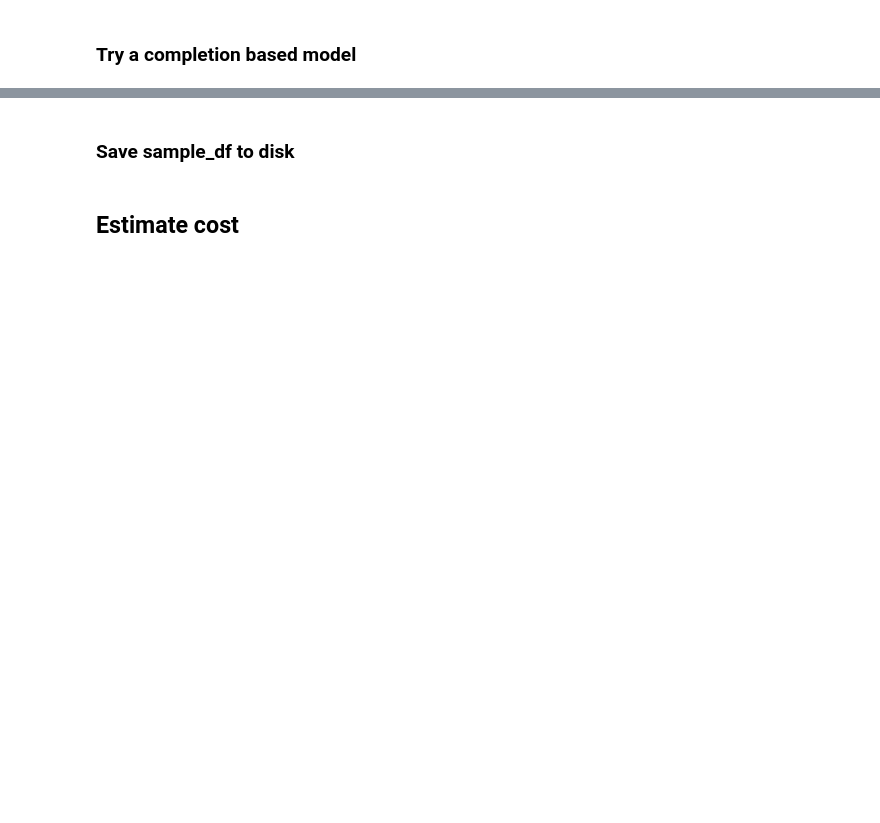
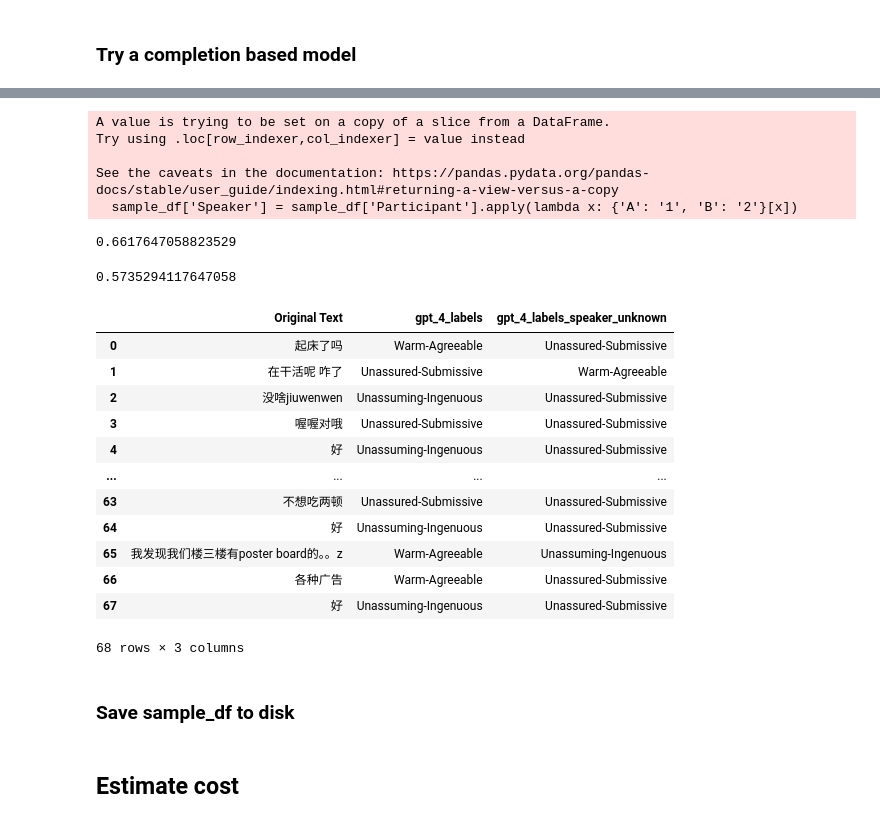
Before and after one commit to ToddMorrill/charm, a Jupyter notebook: circumplex/GPT_annotation.ipynb, the cells around one changed output, grey strips where cells are left out. Drawn from its saved outputs; the diff is of its cells as text; code cells hidden in the pictures; blank space fills up the shorter version.

```diff
--- a/circumplex/GPT_annotation.ipynb
+++ b/circumplex/GPT_annotation.ipynb
@@ -256,0 +309,2 @@ result['choices']
+# %%
+speakers = [x.split(' ')[1] for x in gpt_4_annotations]
@@ -257,3 +314,43 @@ result['choices']
+# %%
+sample_df['Speaker'] = sample_df['Participant'].apply(lambda x: {'A': '1', 'B': '2'}[x])
+# %% [output]
+A value is trying to be set on a copy of a slice from a DataFrame.
+Try using .loc[row_indexer,col_indexer] = value instead
+
+See the caveats in the documentation: https://pandas.pydata.org/pandas-docs/stable/user_guide/indexing.html#returning-a-view-versus-a-copy
+  sample_df['Speaker'] = sample_df['Participant'].apply(lambda x: {'A': '1', 'B': '2'}[x])
+# %%
+sample_df['gpt_4_speakers'] = speakers
+# %%
+# evaluate accuracy of speaker identification
+(sample_df['Speaker'] == sample_df['gpt_4_speakers']).sum() / len(sample_df)
+# %% [output]
+0.6617647058823529
+# %%
+sample_df['gpt_4_labels_speaker_unknown'] = labels
+sample_df['gpt_4_explanations_speaker_unknown'] = labels
+# %%
+# determine if this changes the way it labels social orientation tags
+# prediction quality might take a hit without speaker information
+(sample_df['gpt_4_labels'] == sample_df['gpt_4_labels_speaker_unknown']).sum() / len(sample_df)
+# %% [output]
+0.5735294117647058
+# %%
+sample_df[['Original Text', 'gpt_4_labels', 'gpt_4_labels_speaker_unknown']]
+# %% [output]
+|  | Original Text | gpt_4_labels | gpt_4_labels_speaker_unknown |
+| 0 | 起床了吗 | Warm-Agreeable | Unassured-Submissive |
+| 1 | 在干活呢 咋了 | Unassured-Submissive | Warm-Agreeable |
+| 2 | 没啥jiuwenwen | Unassuming-Ingenuous | Unassured-Submissive |
+| 3 | 喔喔对哦 | Unassured-Submissive | Unassured-Submissive |
+| 4 | 好 | Unassuming-Ingenuous | Unassured-Submissive |
+| ... | ... | ... | ... |
+| 63 | 不想吃两顿 | Unassured-Submissive | Unassured-Submissive |
+| 64 | 好 | Unassuming-Ingenuous | Unassured-Submissive |
+| 65 | 我发现我们楼三楼有poster board的。。z | Warm-Agreeable | Unassuming-Ingenuous |
+| 66 | 各种广告 | Warm-Agreeable | Unassured-Submissive |
+| 67 | 好 | Unassuming-Ingenuous | Unassured-Submissive |
+68 rows × 3 columns
 # %% [markdown]
 ### Save sample_df to disk
 # %%
```
Also changed, not shown: parts of 76 cells of this notebook, 9 other files.
